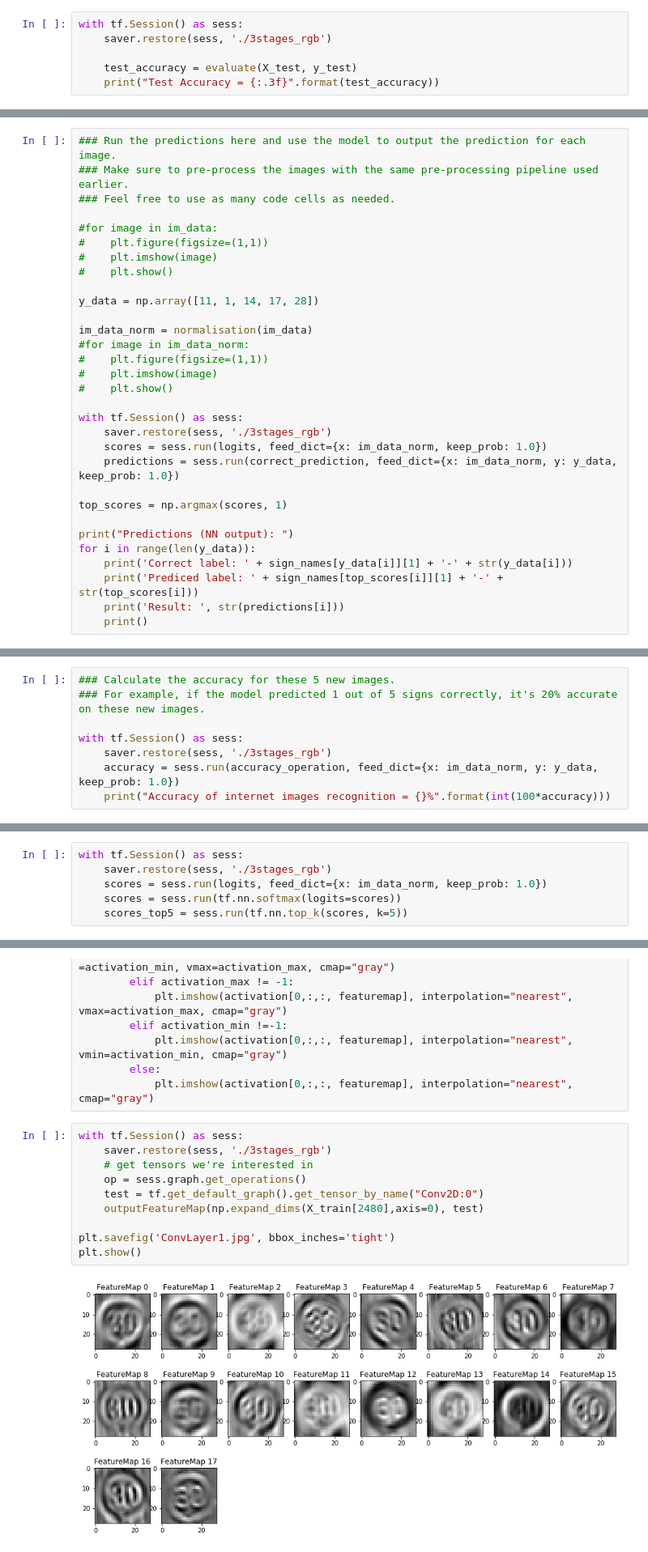
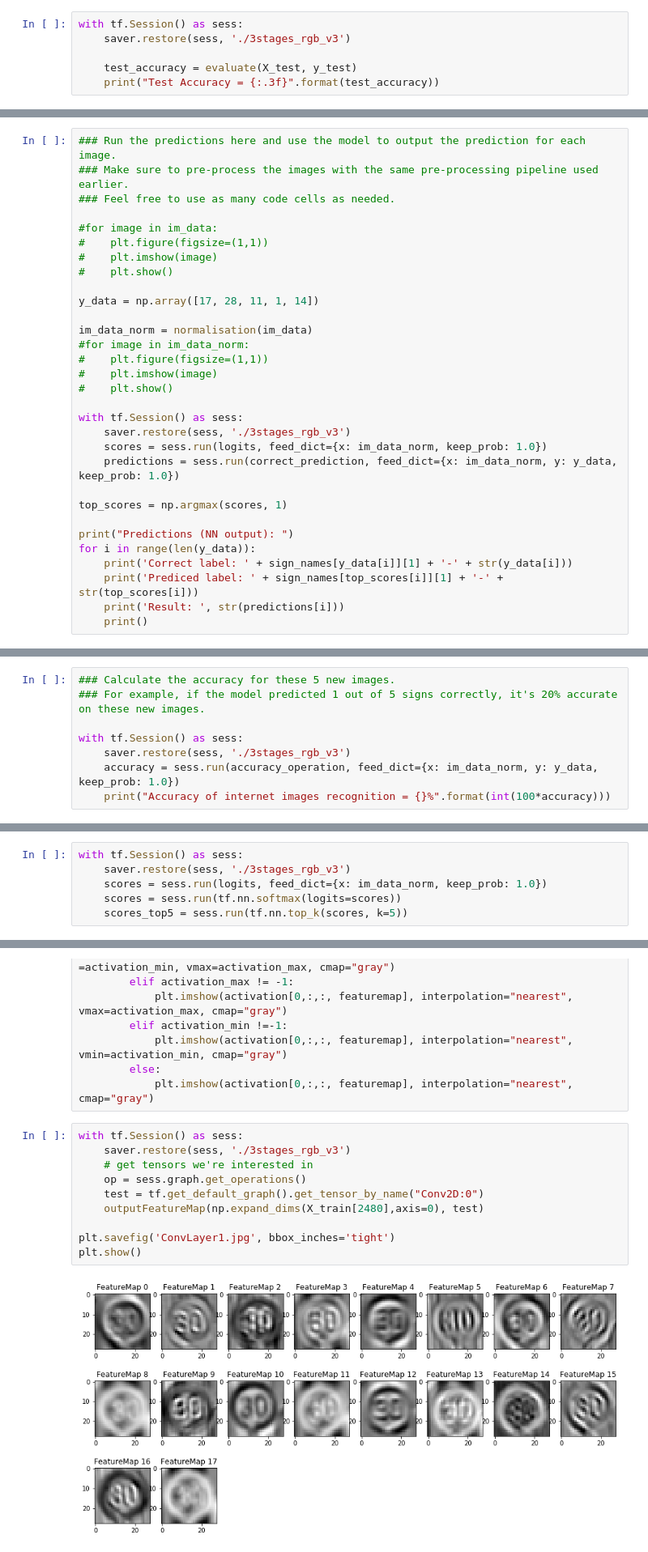
Before and after one commit to SIakovlev/CarND_Term1_P2, a Jupyter notebook: Traffic_Sign_Classifier_v2.ipynb, the cells around one changed output, grey strips where cells are left out. Shown at 81% size. Saved outputs shown, nothing was run; the diff lists cells and outputs as text.

```diff
--- a/Traffic_Sign_Classifier_v2.ipynb
+++ b/Traffic_Sign_Classifier_v2.ipynb
@@ -627,6 +623,6 @@ plt.show()
 # %%
 with tf.Session() as sess:
-    saver.restore(sess, './3stages_rgb')
+    saver.restore(sess, './3stages_rgb_v3')
 
     test_accuracy = evaluate(X_test, y_test)
     print("Test Accuracy = {:.3f}".format(test_accuracy))
@@ -688,7 +684,7 @@ for image in im_data:
 #    plt.imshow(image)
 #    plt.show()
 
-y_data = np.array([11, 1, 14, 17, 28])
+y_data = np.array([17, 28, 11, 1, 14])
 
 im_data_norm = normalisation(im_data)
 #for image in im_data_norm:
@@ -697,7 +693,7 @@ im_data_norm = normalisation(im_data)
 #    plt.show()
 
 with tf.Session() as sess:
-    saver.restore(sess, './3stages_rgb')
+    saver.restore(sess, './3stages_rgb_v3')
     scores = sess.run(logits, feed_dict={x: im_data_norm, keep_prob: 1.0})
     predictions = sess.run(correct_prediction, feed_dict={x: im_data_norm, y: y_data, keep_prob: 1.0})
 
@@ -737,7 +733,7 @@ Result:  False
 ### For example, if the model predicted 1 out of 5 signs correctly, it's 20% accurate on these new images.
 
 with tf.Session() as sess:
-    saver.restore(sess, './3stages_rgb')
+    saver.restore(sess, './3stages_rgb_v3')
     accuracy = sess.run(accuracy_operation, feed_dict={x: im_data_norm, y: y_data, keep_prob: 1.0})
     print("Accuracy of internet images recognition = {}%".format(int(100*accuracy)))
 # %% [output]
@@ -784,7 +780,7 @@ TopKV2(values=array([[ 0.34763842,  0.24879643,  0.12789202],
 Looking just at the first row we get `[ 0.34763842,  0.24879643,  0.12789202]`, you can confirm these are the 3 largest probabilities in `a`. You'll also notice `[3, 0, 5]` are the corresponding indices.
 # %%
 with tf.Session() as sess:
-    saver.restore(sess, './3stages_rgb')
+    saver.restore(sess, './3stages_rgb_v3')
     scores = sess.run(logits, feed_dict={x: im_data_norm, keep_prob: 1.0})
     scores = sess.run(tf.nn.softmax(logits=scores))
     scores_top5 = sess.run(tf.nn.top_k(scores, k=5))
@@ -879,16 +875,16 @@ def outputFeatureMap(image_input, tf_activation, activation_min=-1, activation_m
             plt.imshow(activation[0,:,:, featuremap], interpolation="nearest", cmap="gray")
 # %%
 with tf.Session() as sess:
-    saver.restore(sess, './3stages_rgb')
+    saver.restore(sess, './3stages_rgb_v3')
     # get tensors we're interested in
     op = sess.graph.get_operations()
     test = tf.get_default_graph().get_tensor_by_name("Conv2D:0")
     outputFeatureMap(np.expand_dims(X_train[2480],axis=0), test)
 
 plt.savefig('ConvLayer1.jpg', bbox_inches='tight')
 plt.show()
 # %% [output]
-[figure, old version]
+[figure, new version]
 # %%
 # Finding a good example for the previous funciton
 plt.figure(figsize=(5,5))
```
Also changed, not shown: parts of 12 cells of this notebook, 3 other files.
